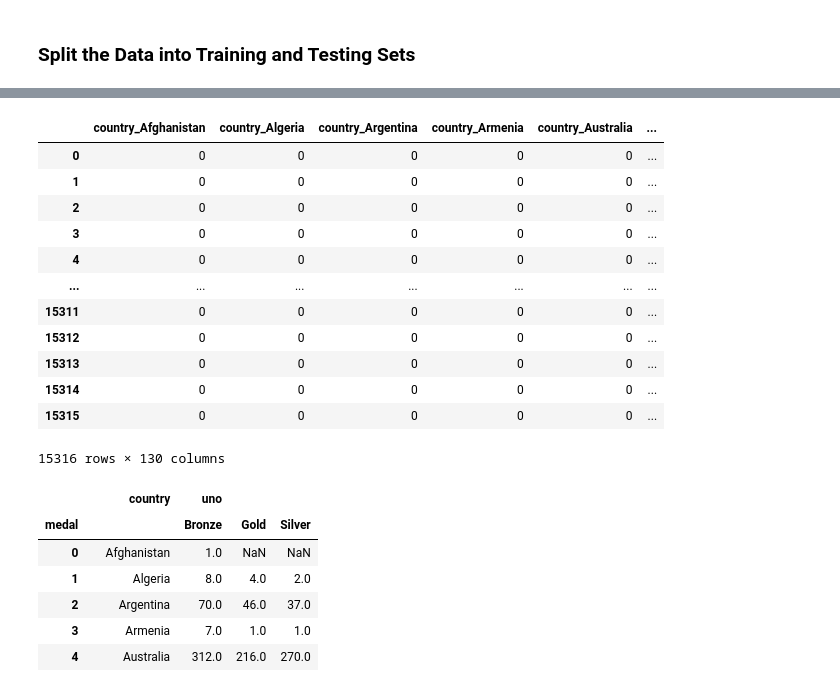
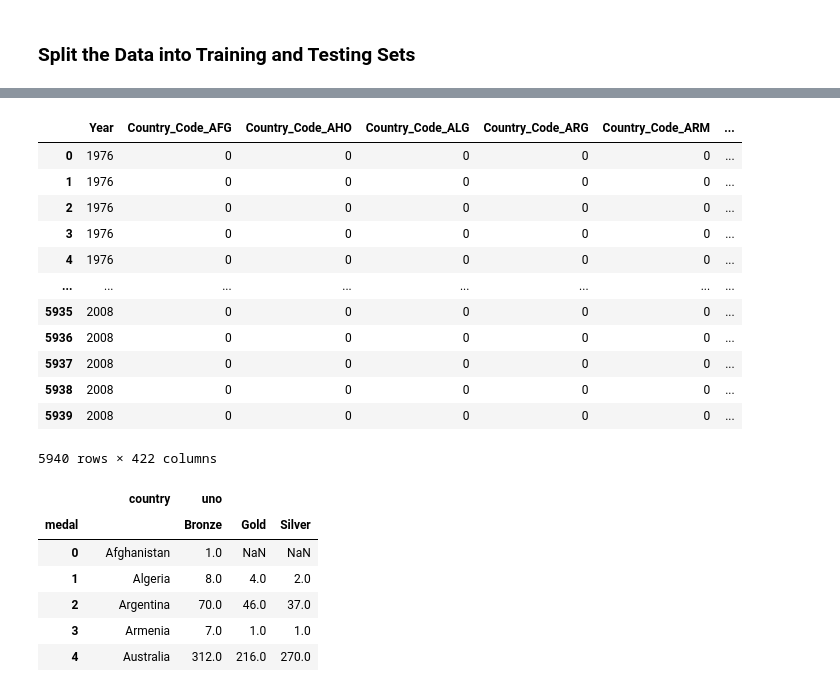
Before and after one commit to JuanTenopala/Project_4, a Jupyter notebook: Data/project_4.ipynb, the cells around one changed output, grey strips where cells are left out. Saved outputs shown, nothing was run; the diff lists cells and outputs as text; code cells hidden in the pictures.

```diff
--- a/Data/project_4.ipynb
+++ b/Data/project_4.ipynb
@@ -138,6 +138,6 @@ ZIM           Gold      18
               Bronze     1
 Name: count, Length: 302, dtype: int64
 # %%
-df_summary = df.groupby(by=["Year", "Country_Code"])["Medal"].count()
+df_summary = df.groupby(by=["Year", "Country_Code", "Event"])["Medal"].count()
 df_summary
 # %% [output]
@@ -369,3 +365,11 @@ X = result_query7[["city", "year"]]
+# %%
+# PANDAS
+
+# Separate the data into labels and features
+X = df_summary[["Year", "Country_Code", "Event"]]
+
+# Separate the X variable, the features
+y = df_summary[["Medal"]]
 # %%
 print(y)
 print(X)
@@ -390,18 +412,18 @@ print(X)
 # %%
 #Encode categorical to numerical values
-y_encoded = pd.get_dummies(y).astype("int")
-y_encoded
+summary_encoded = pd.get_dummies(X).astype("int")
+summary_encoded
 # %% [output]
-|  | country_Afghanistan | country_Algeria | country_Argentina | country_Armenia | country_Australia | ... |
-| 0 | 0 | 0 | 0 | 0 | 0 | ... |
-| 1 | 0 | 0 | 0 | 0 | 0 | ... |
-| 2 | 0 | 0 | 0 | 0 | 0 | ... |
-| 3 | 0 | 0 | 0 | 0 | 0 | ... |
-| 4 | 0 | 0 | 0 | 0 | 0 | ... |
-| ... | ... | ... | ... | ... | ... | ... |
-| 15311 | 0 | 0 | 0 | 0 | 0 | ... |
-| 15312 | 0 | 0 | 0 | 0 | 0 | ... |
-| 15313 | 0 | 0 | 0 | 0 | 0 | ... |
-| 15314 | 0 | 0 | 0 | 0 | 0 | ... |
-| 15315 | 0 | 0 | 0 | 0 | 0 | ... |
+|  | Year | Country_Code_AFG | Country_Code_AHO | Country_Code_ALG | Country_Code_ARG | Country_Code_ARM | ... |
+| 0 | 1976 | 0 | 0 | 0 | 0 | 0 | ... |
+| 1 | 1976 | 0 | 0 | 0 | 0 | 0 | ... |
+| 2 | 1976 | 0 | 0 | 0 | 0 | 0 | ... |
+| 3 | 1976 | 0 | 0 | 0 | 0 | 0 | ... |
+| 4 | 1976 | 0 | 0 | 0 | 0 | 0 | ... |
+| ... | ... | ... | ... | ... | ... | ... | ... |
+| 5935 | 2008 | 0 | 0 | 0 | 0 | 0 | ... |
+| 5936 | 2008 | 0 | 0 | 0 | 0 | 0 | ... |
+| 5937 | 2008 | 0 | 0 | 0 | 0 | 0 | ... |
+| 5938 | 2008 | 0 | 0 | 0 | 0 | 0 | ... |
+| 5939 | 2008 | 0 | 0 | 0 | 0 | 0 | ... |
-15316 rows × 130 columns
+5940 rows × 422 columns
```
Also changed, not shown: parts of 27 cells of this notebook, 4 other files.
